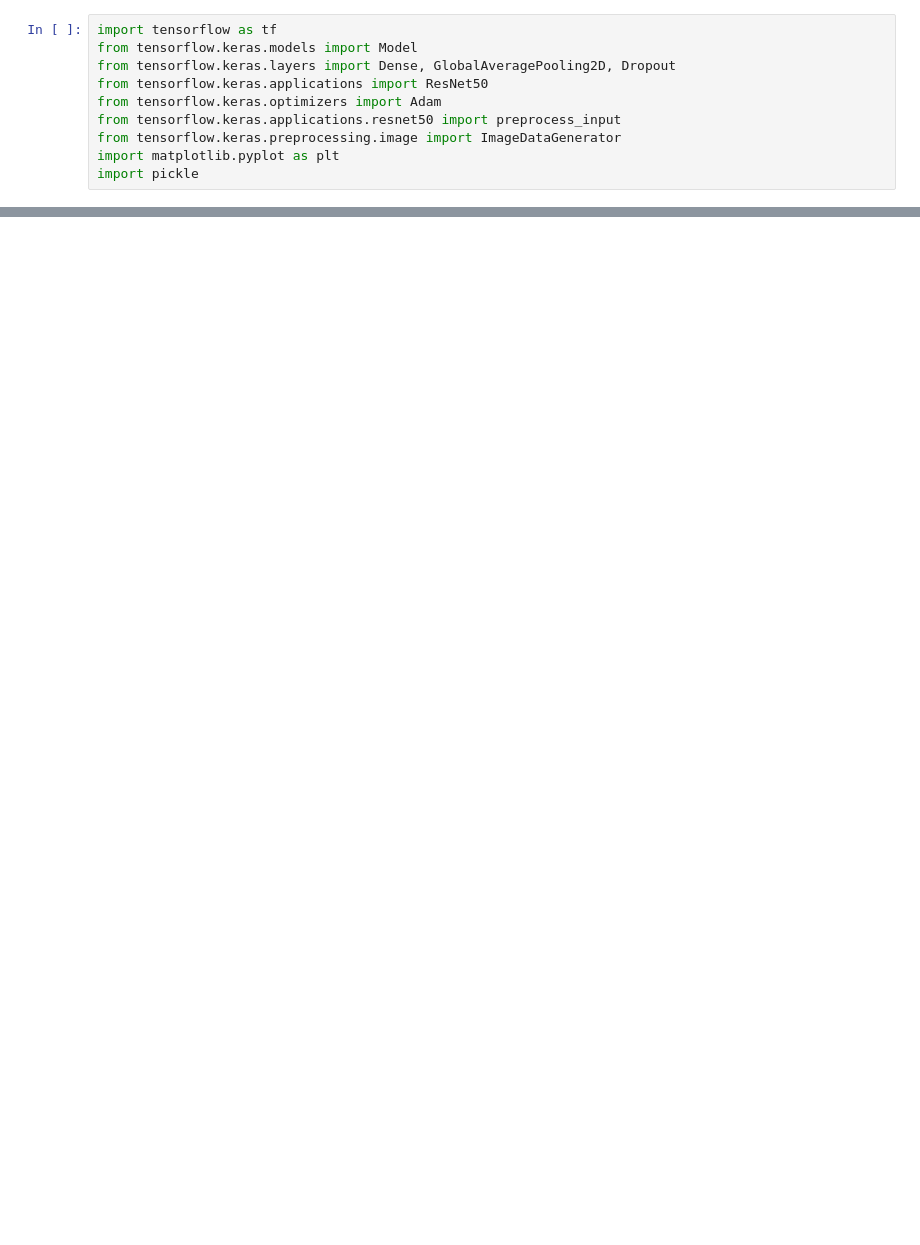
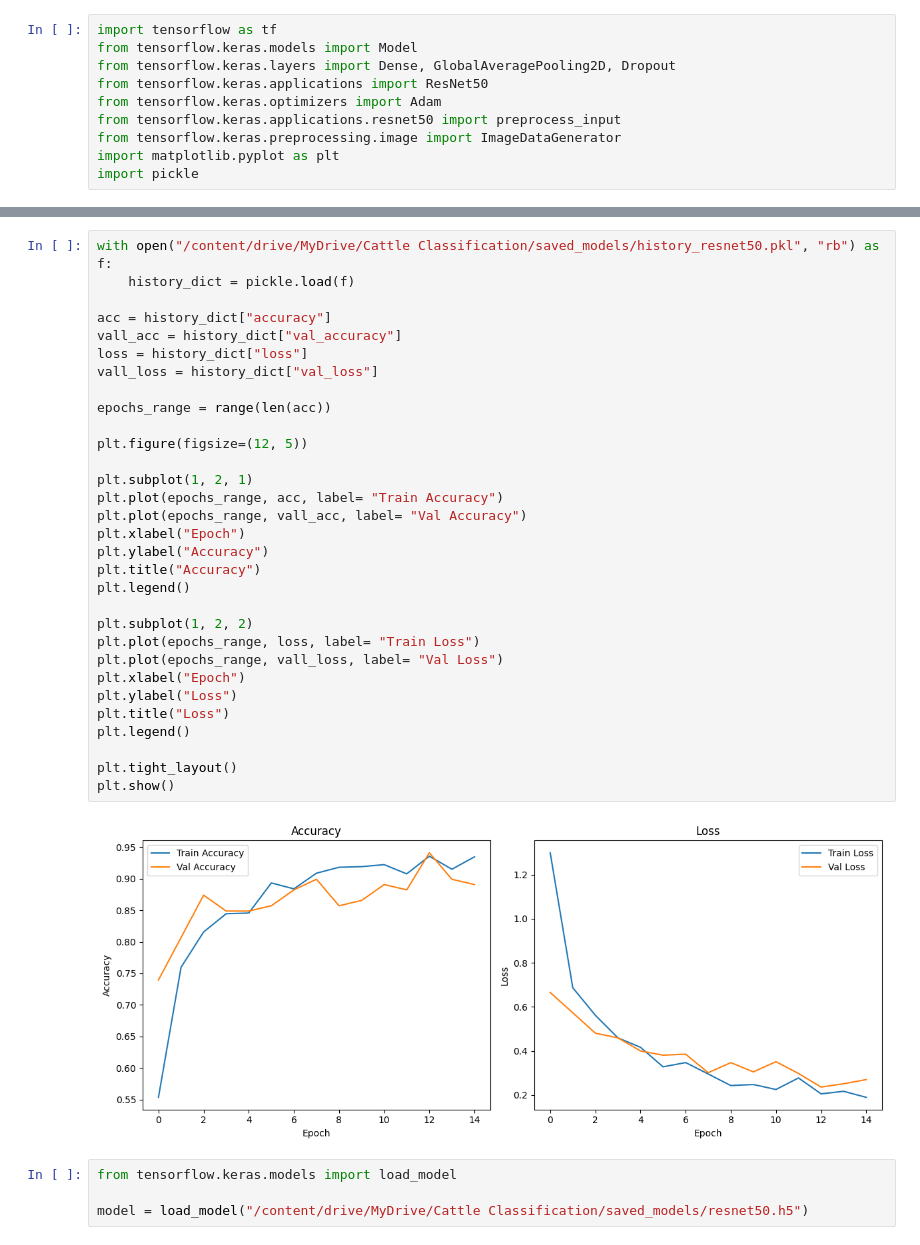
Before and after one commit to harunistik/Cattle-Breeds-Classification, a Jupyter notebook: train_resnet50.ipynb, the cells around one changed output, grey strips where cells are left out. Cells and saved outputs as stored; diff of their text form; blank space fills up the shorter version.

Commit message:
Graphs and evaluation metrics added

```diff
--- a/train_resnet50.ipynb
+++ b/train_resnet50.ipynb
@@ -119,3 +123,40 @@ Epoch 15/15
 WARNING:absl:You are saving your model as an HDF5 file via `model.save()` or `keras.saving.save_model(model)`. This file format is considered legacy. We recommend using instead the native Keras format ...
 4/4 ━━━━━━━━━━━━━━━━━━━━ 33s 11s/step - accuracy: 0.8294 - loss: 0.5756
 Test Loss: 0.4704 | Test Acc: 0.8548
+# %%
+with open("/content/drive/MyDrive/Cattle Classification/saved_models/history_resnet50.pkl", "rb") as f:
+    history_dict = pickle.load(f)
+
+acc = history_dict["accuracy"]
+vall_acc = history_dict["val_accuracy"]
+loss = history_dict["loss"]
+vall_loss = history_dict["val_loss"]
+
+epochs_range = range(len(acc))
+
+plt.figure(figsize=(12, 5))
+
+plt.subplot(1, 2, 1)
+plt.plot(epochs_range, acc, label= "Train Accuracy")
+plt.plot(epochs_range, vall_acc, label= "Val Accuracy")
+plt.xlabel("Epoch")
+plt.ylabel("Accuracy")
+plt.title("Accuracy")
+plt.legend()
+
+plt.subplot(1, 2, 2)
+plt.plot(epochs_range, loss, label= "Train Loss")
+plt.plot(epochs_range, vall_loss, label= "Val Loss")
+plt.xlabel("Epoch")
+plt.ylabel("Loss")
+plt.title("Loss")
+plt.legend()
+
+plt.tight_layout()
+plt.show()
+# %% [output]
+[figure, added]
+# %%
+from tensorflow.keras.models import load_model
+
+model = load_model("/content/drive/MyDrive/Cattle Classification/saved_models/resnet50.h5")
```
Also changed, not shown: parts of 6 cells of this notebook.
